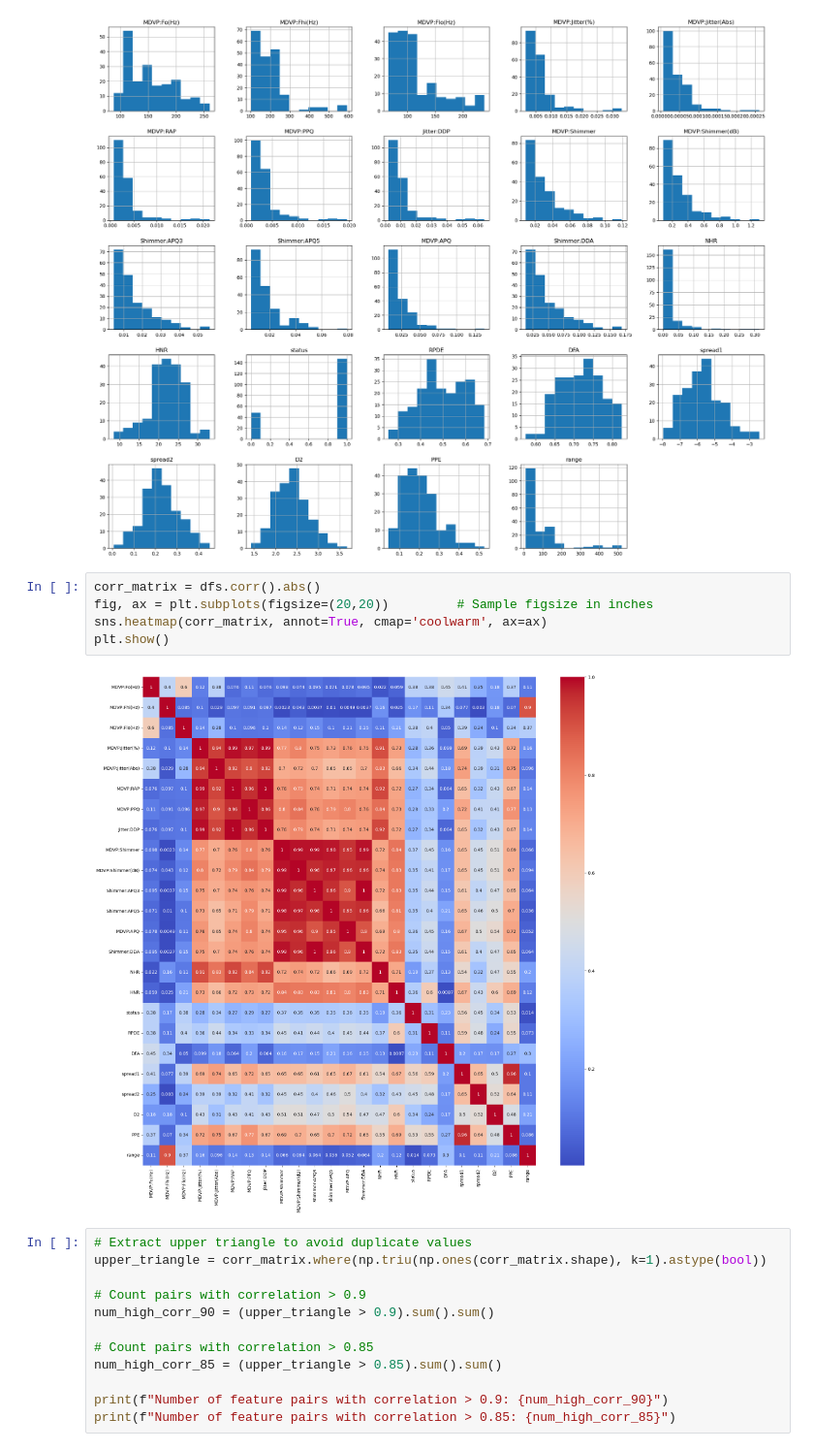
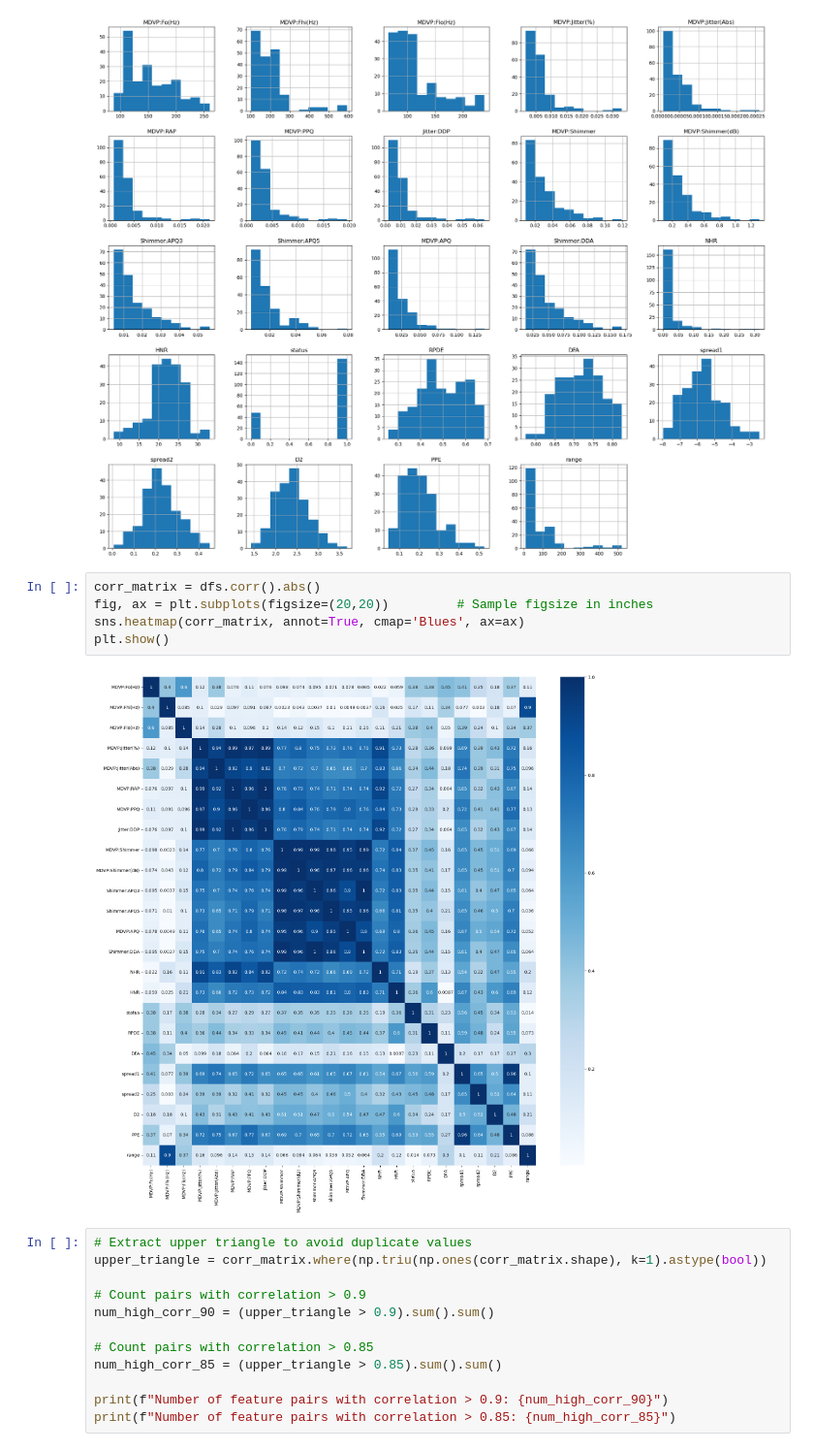
Before and after one commit to yaniss02/parkinson_detection, a Jupyter notebook: Untitled.ipynb, the cells around one changed output. Shown at 97% size. Cells and saved outputs as stored; diff of their text form.

```diff
--- a/Untitled.ipynb
+++ b/Untitled.ipynb
@@ -141,10 +141,10 @@ array([[<Axes: title={'center': 'MDVP:Fo(Hz)'}>,
 # %%
 corr_matrix = dfs.corr().abs()
 fig, ax = plt.subplots(figsize=(20,20))         # Sample figsize in inches
-sns.heatmap(corr_matrix, annot=True, cmap='coolwarm', ax=ax)
+sns.heatmap(corr_matrix, annot=True, cmap='Blues', ax=ax)
 plt.show()
 # %% [output]
-[figure, old version]
+[figure, new version]
 # %%
 # Extract upper triangle to avoid duplicate values
 upper_triangle = corr_matrix.where(np.triu(np.ones(corr_matrix.shape), k=1).astype(bool))
```
Also changed, not shown: parts of 5 cells of this notebook, 9 other files.
